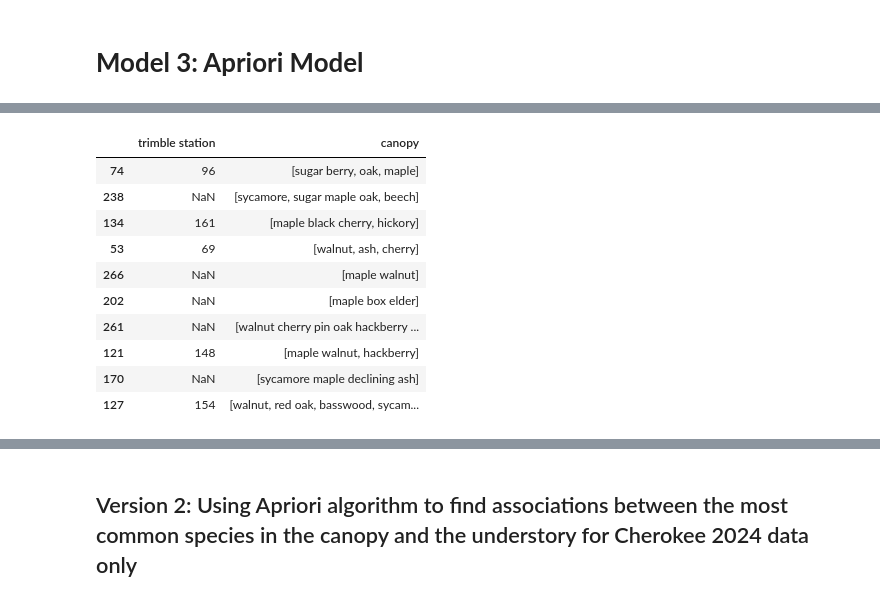
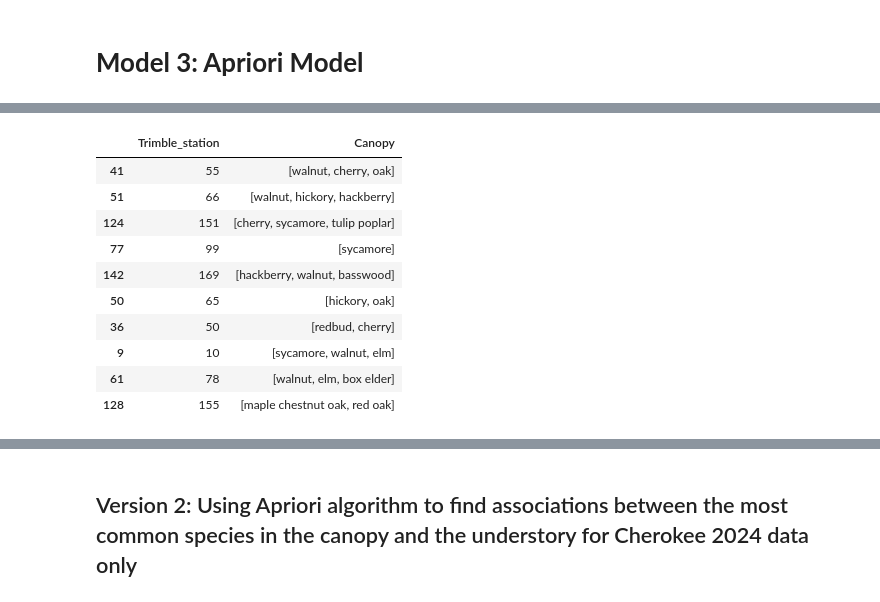
Before and after one commit to Graviton12/CS-430-Group-Project, a Jupyter notebook: cherokee_park_models.ipynb, the cells around one changed output, grey strips where cells are left out. Saved outputs shown, nothing was run; the diff lists cells and outputs as text; code cells hidden in the pictures.

```diff
--- a/cherokee_park_models.ipynb
+++ b/cherokee_park_models.ipynb
@@ -277,6 +297,6 @@ apriori_data.head()
 # %%
 # Removing the word 'Cherokee' from the Trimble station entries that way it is left with just its number
-apriori_data['trimble station'] = apriori_data['trimble station'].str.replace('Cherokee', '')
+apriori_data['Trimble_station'] = apriori_data['Trimble_station'].str.replace('Cherokee', '')
 # %%
 apriori_data.head()
 # %% [output]
@@ -298,12 +319,12 @@ Index(['trimble station', 'average_canopy_cover', 'canopy', 'understory',
       dtype='object')
 # %%
 #drop all columns except canopy and trimble station
-apriori_data = apriori_data.drop(columns=['average_canopy_cover', 'understory',
+apriori_data = apriori_data.drop(columns=['average_canopy_cover', 'form_densiometer',
        'Lonicera japonica', 'Microstegium vimineum', 'Euonymus alatus',
        'Ampelopsis brevipedunculata', 'Morus alba', 'Celastrus orbiculatus',
        'Vinca minor', 'Euonymus fortunei', 'Akebia quinata',
        'Fallopia japonica', 'Achyranthes', 'Hederea helix', 'L. maackii',
-       'Privet/ Ligustrum', 'Ailanthus'])
+       'Privet/ Ligustrum', 'Ailanthus','SUM'])
 # %%
 apriori_data.head()
 # %% [output]
@@ -319,0 +337,3 @@ Index(['trimble station', 'canopy'], dtype='object')
+# %%
+canopy_apriori_data = apriori_data[['Trimble_station','Canopy']]
+canopy_apriori_data.head()
@@ -332,6 +369,7 @@ def clean_canopy_as_list_lowercase(entry):
         'havkberry': 'hackberry',
         'hackberrt': 'hackberry',
         'maple, ': 'maple',
+        'Maple': 'maple',
         'box elderb': 'box elder',
         'elm, hickory': 'elm, hickory',
         'basswood locust red oak ash': 'basswood, locust, red oak, ash',
@@ -345,19 +383,20 @@ def clean_canopy_as_list_lowercase(entry):
     return entry_list
 
 # Apply the new cleaning function with lowercase conversion to the 'canopy' column
-#apriori_data = apriori_data.apply(clean_canopy_as_list_lowercase)
-apriori_data['canopy'] = apriori_data['canopy'].apply(clean_canopy_as_list_lowercase)
+canopy_apriori_data['Canopy'] = canopy_apriori_data['Canopy'].apply(clean_canopy_as_list_lowercase)
+# Apply the new cleaning function with lowercase conversion to the 'understory' column
+understory_apriori_data['Understory'] = understory_apriori_data['Understory'].apply(clean_canopy_as_list_lowercase)
 # %%
-apriori_data.sample(10)
+canopy_apriori_data.sample(10)
 # %% [output]
-|  | trimble station | canopy |
-| 74 | 96 | [sugar berry, oak, maple] |
-| 238 | NaN | [sycamore, sugar maple oak, beech] |
-| 134 | 161 | [maple black cherry, hickory] |
-| 53 | 69 | [walnut, ash, cherry] |
-| 266 | NaN | [maple walnut] |
-| 202 | NaN | [maple box elder] |
-| 261 | NaN | [walnut cherry pin oak hackberry ... |
-| 121 | 148 | [maple walnut, hackberry] |
-| 170 | NaN | [sycamore maple declining ash] |
-| 127 | 154 | [walnut, red oak, basswood, sycam... |
+|  | Trimble_station | Canopy |
+| 41 | 55 | [walnut, cherry, oak] |
+| 51 | 66 | [walnut, hickory, hackberry] |
+| 124 | 151 | [cherry, sycamore, tulip poplar] |
+| 77 | 99 | [sycamore] |
+| 142 | 169 | [hackberry, walnut, basswood] |
+| 50 | 65 | [hickory, oak] |
+| 36 | 50 | [redbud, cherry] |
+| 9 | 10 | [sycamore, walnut, elm] |
+| 61 | 78 | [walnut, elm, box elder] |
+| 128 | 155 | [maple chestnut oak, red oak] |
```
Also changed, not shown: parts of 60 cells of this notebook.
